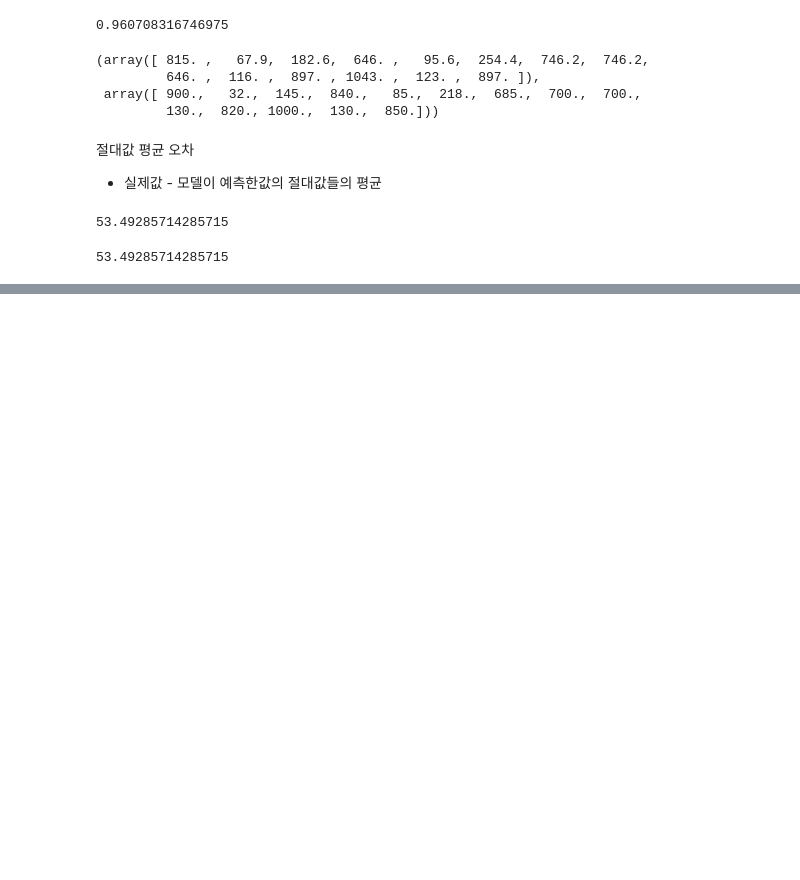
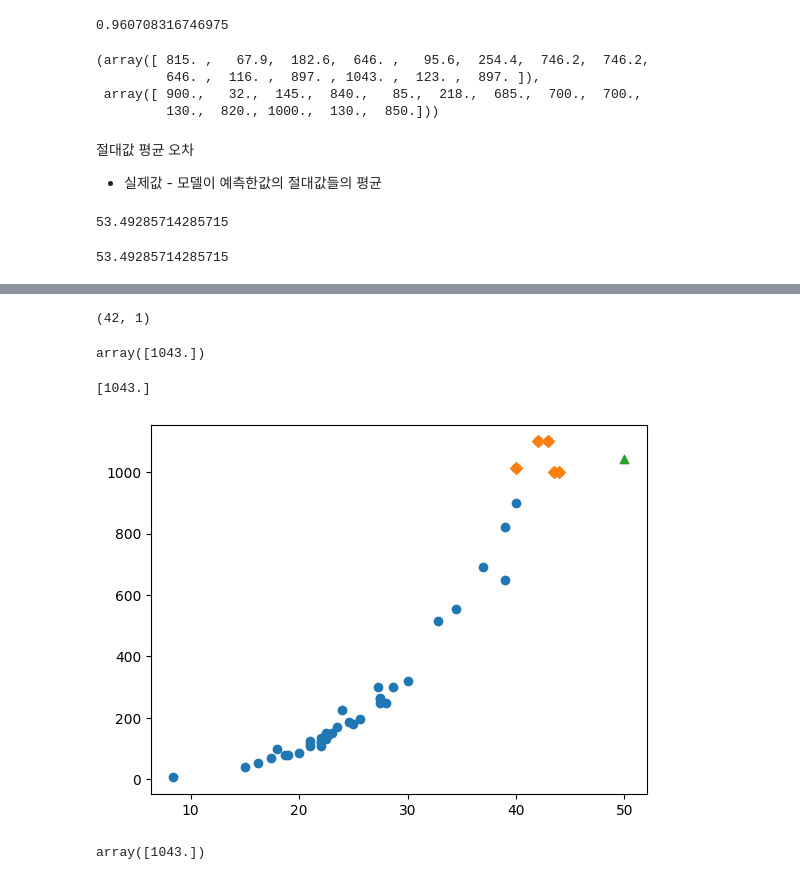
Before and after one commit to leekyuyoung20231211/python, a Jupyter notebook: 머신러닝III_회귀.ipynb, the cells around one changed output, grey strips where cells are left out. Cells and saved outputs as stored; diff of their text form; code cells hidden in the pictures; blank space fills up the shorter version.

```diff
--- a/머신러닝III_회귀.ipynb
+++ b/머신러닝III_회귀.ipynb
@@ -78,0 +141,8 @@ mean_absolute_error(y_test,knr.predict(x_test_scaled))
+# %%
+X_train_scaled.shape
+# %% [output]
+(42, 1)
+# %%
+knr.predict([[50]])
+# %% [output]
+array([1043.])
@@ -78,0 +152,22 @@ mean_absolute_error(y_test,knr.predict(x_test_scaled))
+# %%
+X = length
+y = weight
+X_train,X_test,y_train,y_test = train_test_split(X,y,random_state=50)
+knr = KNeighborsRegressor()
+knr.fit(X_train.reshape(-1,1),y_train)
+print(knr.predict([[50]]))
+distances, indexes =  knr.kneighbors([[50]])
+# %% [output]
+[1043.]
+# %%
+plt.scatter(X_train,y_train)
+plt.scatter(X_train[indexes],y_train[indexes],marker='D')
+plt.scatter(50,1043,marker='^')
+plt.show()
+# %% [output]
+[figure, added]
+# %%
+# 길이가 100인 데이터의 무게는?
+knr.predict([[100]])
+# %% [output]
+array([1043.])
```
Also changed, not shown: parts of 11 cells of this notebook.
